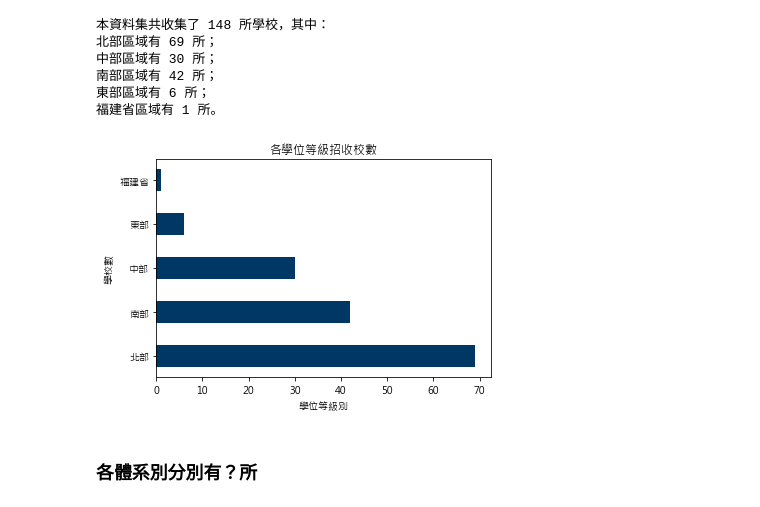
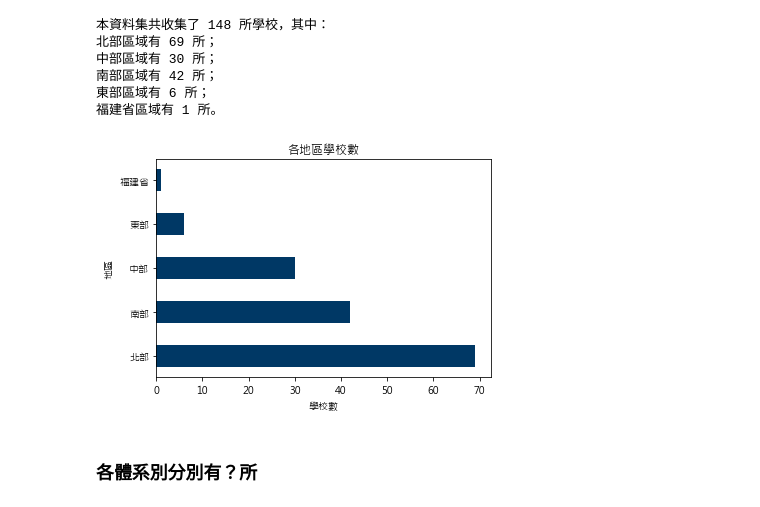
Before and after one commit to whyhugo/LATIA112-1, a Jupyter notebook: data_processing/Lab.ipynb, the cells around one changed output. Cells and saved outputs as stored; diff of their text form; code cells hidden in the pictures.

```diff
--- a/data_processing/Lab.ipynb
+++ b/data_processing/Lab.ipynb
@@ -180,16 +180,16 @@ print(f"北部區域有 {count['北部']} 所；\n中部區域有 {count['中部
 # %%
 df1 = df.drop_duplicates('學校代碼')
 count = df1['區域'].value_counts()
 listx = [count[x] for x in list(df['區域'].unique())]
 listy = df['區域'].unique()
 
 plt.barh(listy, listx, height=0.5, color='#003865')
-plt.title('各學位等級招收校數')
-plt.xlabel('學位等級別')
-plt.ylabel('學校數')
+plt.title('各地區學校數')
+plt.xlabel('學校數')
+plt.ylabel('地區')
 plt.show()
 # %% [output]
-[figure, old version]
+[figure, new version]
 # %% [markdown]
 ### 各體系別分別有？所
 # %%
```
Also changed, not shown: parts of 6 cells of this notebook.
